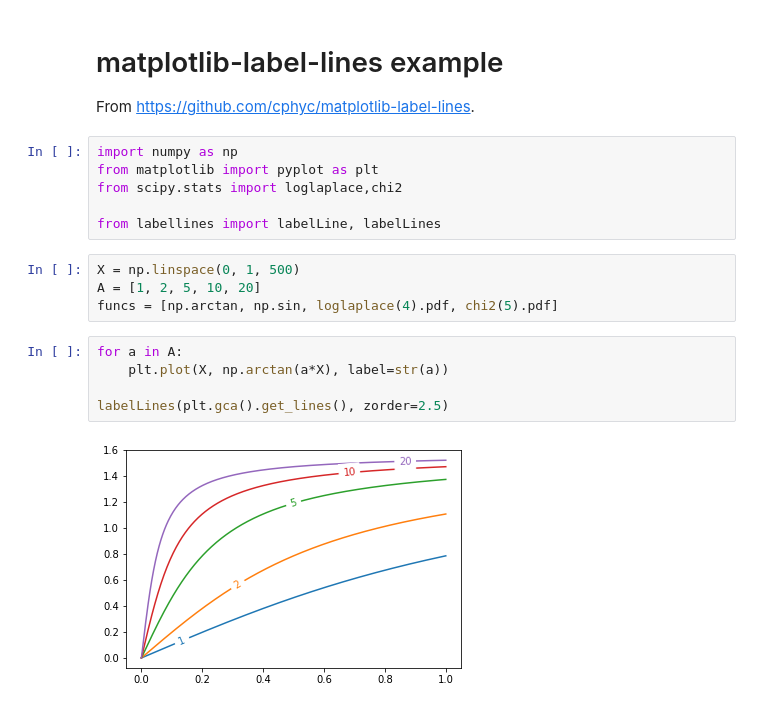
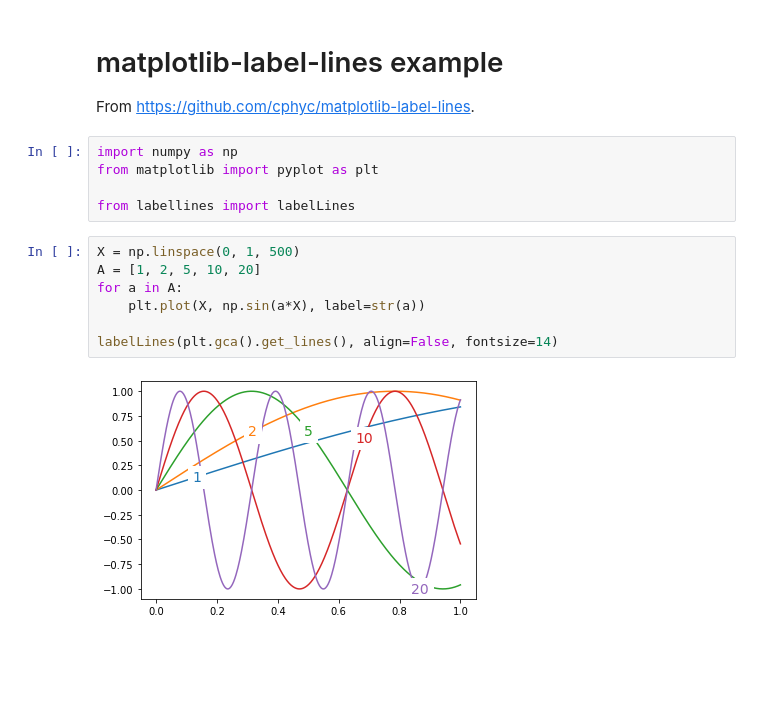
Before and after one commit to chemistry-scripts/pythonplotter, a Jupyter notebook: reference_examples.ipynb, the cells around one changed output. Drawn from its saved outputs; the diff is of its cells as text; blank space fills up the shorter version.

```diff
--- a/reference_examples.ipynb
+++ b/reference_examples.ipynb
@@ -5,17 +5,14 @@ From https://github.com/cphyc/matplotlib-label-lines.
 # %%
 import numpy as np
 from matplotlib import pyplot as plt
-from scipy.stats import loglaplace,chi2
 
-from labellines import labelLine, labelLines
+from labellines import labelLines
 # %%
 X = np.linspace(0, 1, 500)
 A = [1, 2, 5, 10, 20]
-funcs = [np.arctan, np.sin, loglaplace(4).pdf, chi2(5).pdf]
+for a in A:
+    plt.plot(X, np.sin(a*X), label=str(a))
+
+labelLines(plt.gca().get_lines(), align=False, fontsize=14)
+# %% [output]
+[figure, added]
-# %%
-for a in A:
-    plt.plot(X, np.arctan(a*X), label=str(a))
-
-labelLines(plt.gca().get_lines(), zorder=2.5)
-# %% [output]
-[figure, removed]
```
Also changed, not shown: parts of 7 cells of this notebook.
